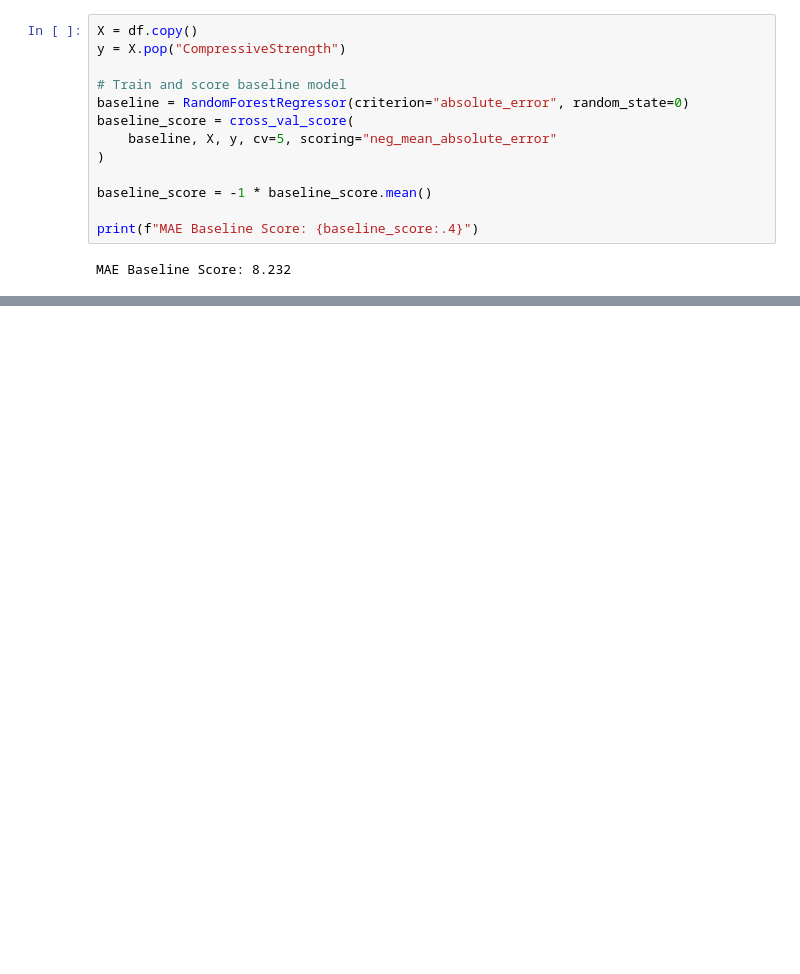
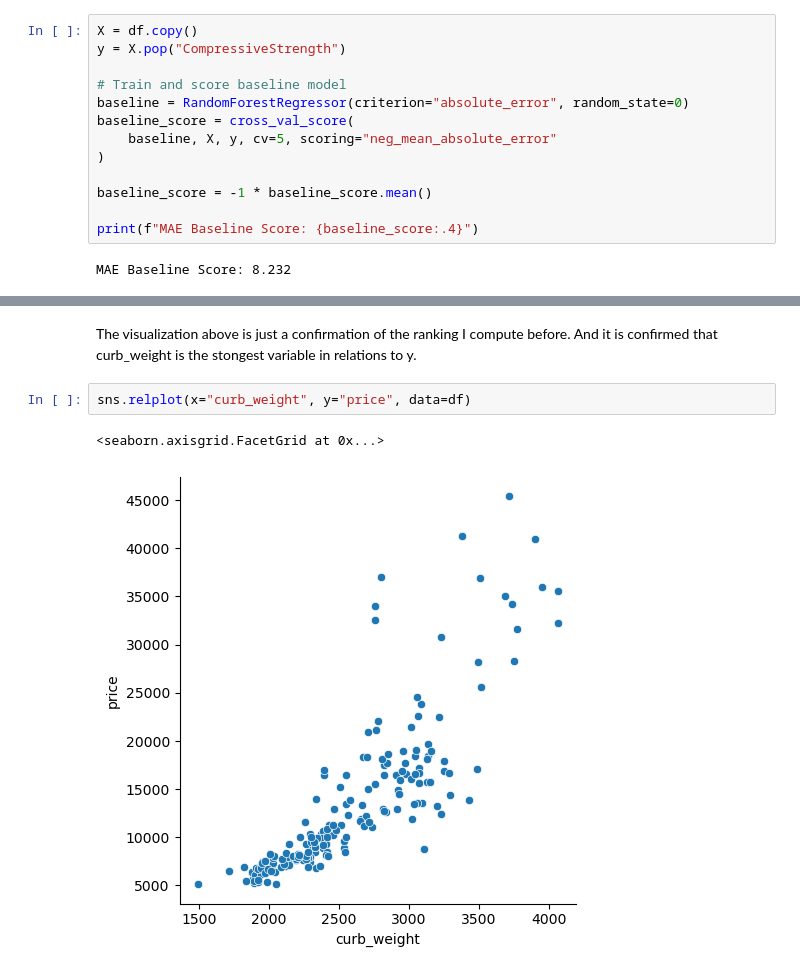
Before and after one commit to oktavianuu/machine-learning-notes, a Jupyter notebook: feature-engineering/example1.ipynb, the cells around one changed output, grey strips where cells are left out. Drawn from its saved outputs; the diff is of its cells as text; blank space fills up the shorter version.

```diff
--- a/feature-engineering/example1.ipynb
+++ b/feature-engineering/example1.ipynb
@@ -55,0 +202,7 @@ TypeError: unsupported format string passed to numpy.ndarray.__format__
+# %% [markdown]
+The visualization above is just a confirmation of the ranking I compute before. And it is confirmed that curb_weight is the stongest variable in relations to y.
+# %%
+sns.relplot(x="curb_weight", y="price", data=df)
+# %% [output]
+<seaborn.axisgrid.FacetGrid at 0x...>
+[figure, added]
```
Also changed, not shown: parts of 39 cells of this notebook, 4 other files.
